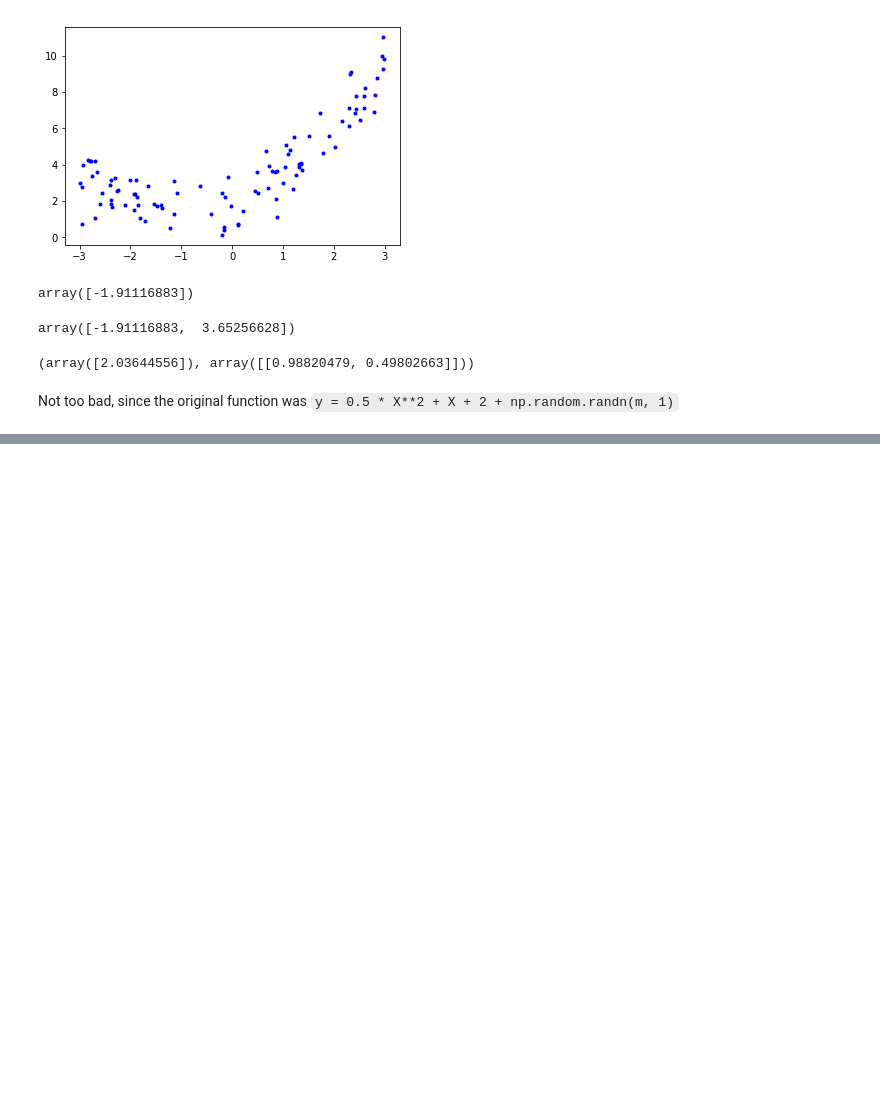
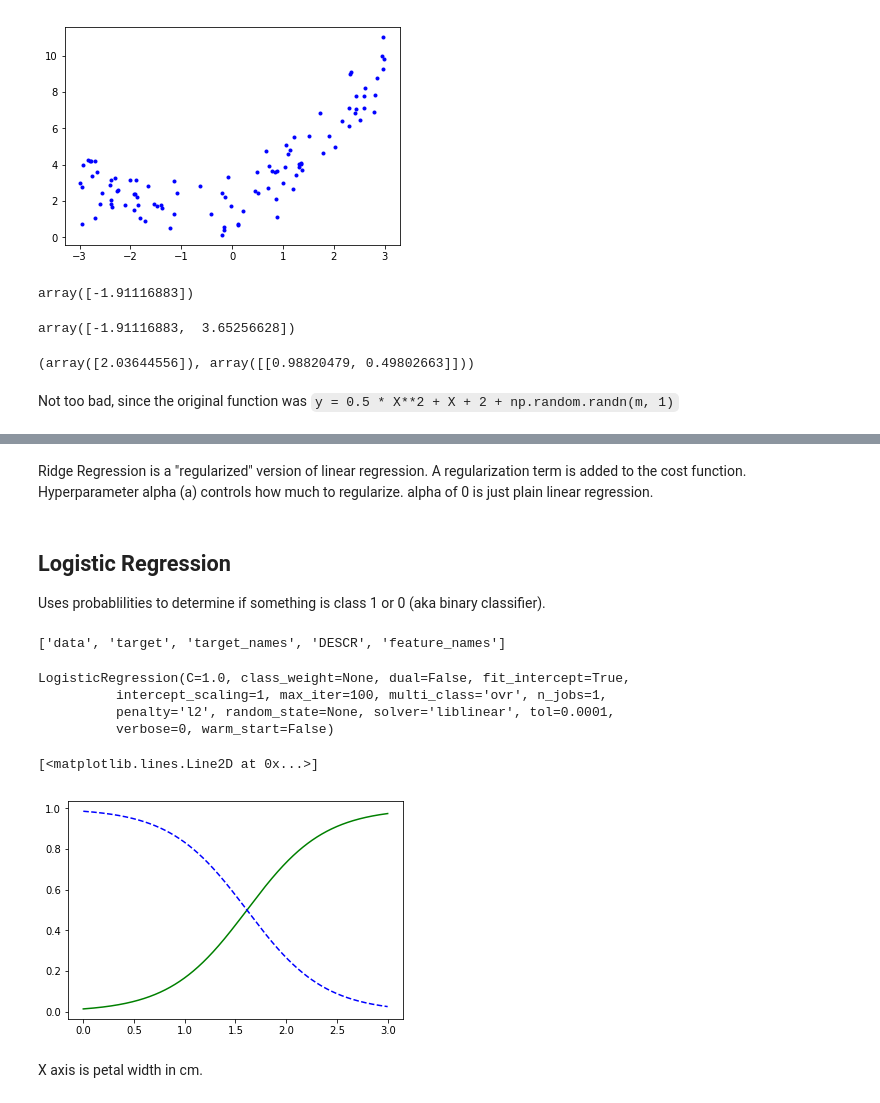
Before and after one commit to codyhanson/ml-toys, a Jupyter notebook: handsOn/ch4/TrainingModels.ipynb, the cells around one changed output, grey strips where cells are left out. Drawn from its saved outputs; the diff is of its cells as text; code cells hidden in the pictures; blank space fills up the shorter version.

```diff
--- a/handsOn/ch4/TrainingModels.ipynb
+++ b/handsOn/ch4/TrainingModels.ipynb
@@ -231,0 +281,35 @@ How do you determine what type of curve to fit your data? (aka which degree poly
+# %% [markdown]
+ Ridge Regression is a "regularized" version of linear regression. A regularization term is added to the cost function. Hyperparameter alpha (a) controls how much to regularize. alpha of 0 is just plain linear regression.
+# %% [markdown]
+## Logistic Regression
+Uses probablilities to determine if something is class 1 or 0 (aka binary classifier).
+# %%
+from sklearn import datasets
+iris = datasets.load_iris() #Famous Iris flower data set.
+list(iris.keys())
+# %% [output]
+['data', 'target', 'target_names', 'DESCR', 'feature_names']
+# %%
+X = iris["data"][:, 3:] #petal width
+y = (iris["target"] == 2).astype(np.int) #1 if Iris-Virginica, else 0
+# %%
+#train logistic regression model.
+from sklearn.linear_model import LogisticRegression
+log_reg = LogisticRegression()
+log_reg.fit(X,y)
+# %% [output]
+LogisticRegression(C=1.0, class_weight=None, dual=False, fit_intercept=True,
+          intercept_scaling=1, max_iter=100, multi_class='ovr', n_jobs=1,
+          penalty='l2', random_state=None, solver='liblinear', tol=0.0001,
+          verbose=0, warm_start=False)
+# %%
+#look at estimated probabilities for flowers with petal widths from 0 to 3cm
+X_new = np.linspace(0,3,1000).reshape(-1,1)
+y_proba = log_reg.predict_proba(X_new)
+plt.plot(X_new, y_proba[:, 1], "g-", label="Iris-Virginica")
+plt.plot(X_new, y_proba[:, 0], "b--", label="Not Iris Virginica")
+# %% [output]
+[<matplotlib.lines.Line2D at 0x...>]
+[figure, added]
+# %% [markdown]
+X axis is petal width in cm.
```
Also changed, not shown: parts of 9 cells of this notebook, 3 other files.
